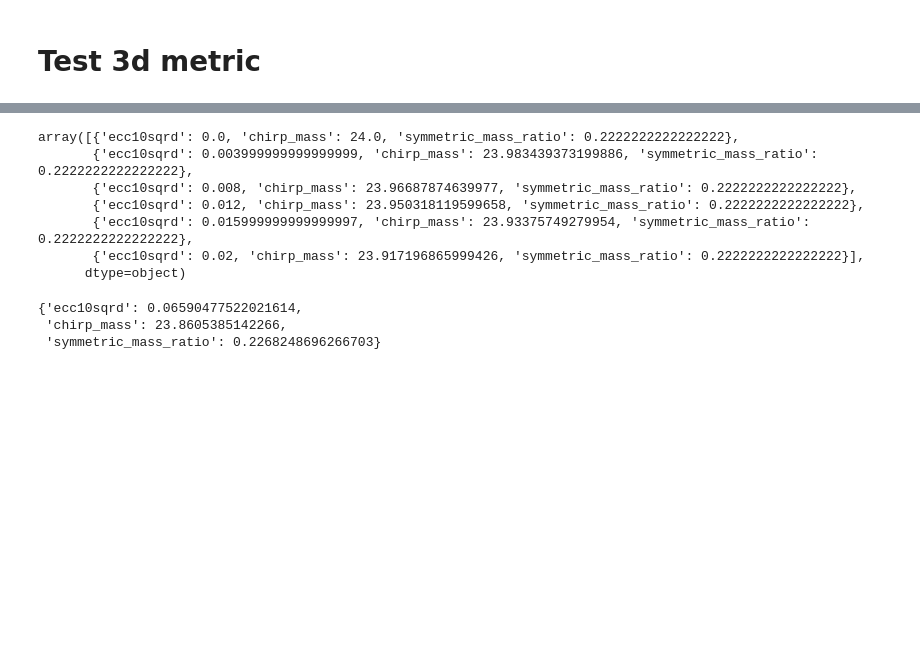
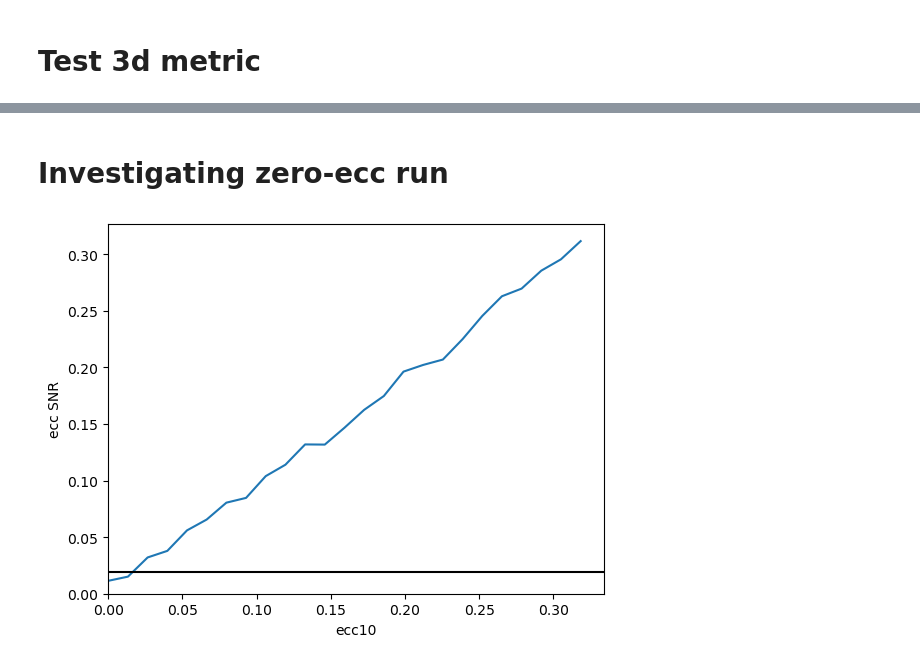
Before and after one commit to BenGPatterson/EccentricBinaries, a Jupyter notebook: notebooks/degen_function.ipynb, the cells around one changed output, grey strips where cells are left out. Cells and saved outputs as stored; diff of their text form; code cells hidden in the pictures; blank space fills up the shorter version.

Commit message:
investigating ecc_SNR behaviour at very low eccentricities

```diff
--- a/notebooks/degen_function.ipynb
+++ b/notebooks/degen_function.ipynb
@@ -273,19 +330,20 @@ plt.show()
-# %%
-mins = parameter_bounds.param_mins.copy()
-maxs = parameter_bounds.param_maxs.copy()
-maxs['symmetric_mass_ratio'] = 2/9
-degeneracy_line(metric_3d, np.linspace(0, 0.02, 6)**0.5, dirs=['ecc10sqrd', 'chirp_mass', 'symmetric_mass_ratio'], mins=mins, maxs=maxs)
-# %% [output]
-array([{'ecc10sqrd': 0.0, 'chirp_mass': 24.0, 'symmetric_mass_ratio': 0.2222222222222222},
-       {'ecc10sqrd': 0.003999999999999999, 'chirp_mass': 23.983439373199886, 'symmetric_mass_ratio': 0.2222222222222222},
-       {'ecc10sqrd': 0.008, 'chirp_mass': 23.96687874639977, 'symmetric_mass_ratio': 0.2222222222222222},
-       {'ecc10sqrd': 0.012, 'chirp_mass': 23.950318119599658, 'symmetric_mass_ratio': 0.2222222222222222},
-       {'ecc10sqrd': 0.015999999999999997, 'chirp_mass': 23.93375749279954, 'symmetric_mass_ratio': 0.2222222222222222},
-       {'ecc10sqrd': 0.02, 'chirp_mass': 23.917196865999426, 'symmetric_mass_ratio': 0.2222222222222222}],
-      dtype=object)
-# %%
-const_mm_point(metric_3d, metric_3d.mismatch*10, 'ecc10sqrd', base_pars)
-# %% [output]
-{'ecc10sqrd': 0.06590477522021614,
- 'chirp_mass': 23.8605385142266,
- 'symmetric_mass_ratio': 0.2268248696266703}
+# %% [markdown]
+# Investigating zero-ecc run
+# %%
+with open(os.path.join('pe_4d_pipeline', 'dataslot_9', 'samples_info'), 'rb') as fp:
+    samples_info = pickle.load(fp)
+with open(os.path.join('pe_4d_pipeline', 'dataslot_9', 'peak_info'), 'rb') as fp:
+    peak_info = pickle.load(fp)
+# %%
+peak_ecc_SNR, peak_ecc_MA = two_ecc_harms_SNR({k: np.abs(peak_info['peak_SNRs'][k]) for k in [0,1,-1]},
+                                              {k: np.angle(peak_info['peak_SNRs'][k]) for k in [0,1,-1]})
+
+plt.plot(samples_info['ecc_SNR_grid'][1]['ecc10sqrd']**0.5, np.abs(samples_info['ecc_SNR_grid'][0]))
+plt.axhline(peak_ecc_SNR, c='k')
+plt.xlabel('ecc10')
+plt.ylabel('ecc SNR')
+plt.xlim(0,)
+plt.ylim(0,)
+plt.show()
+# %% [output]
+[figure, added]
```
Also changed, not shown: parts of 27 cells of this notebook.
